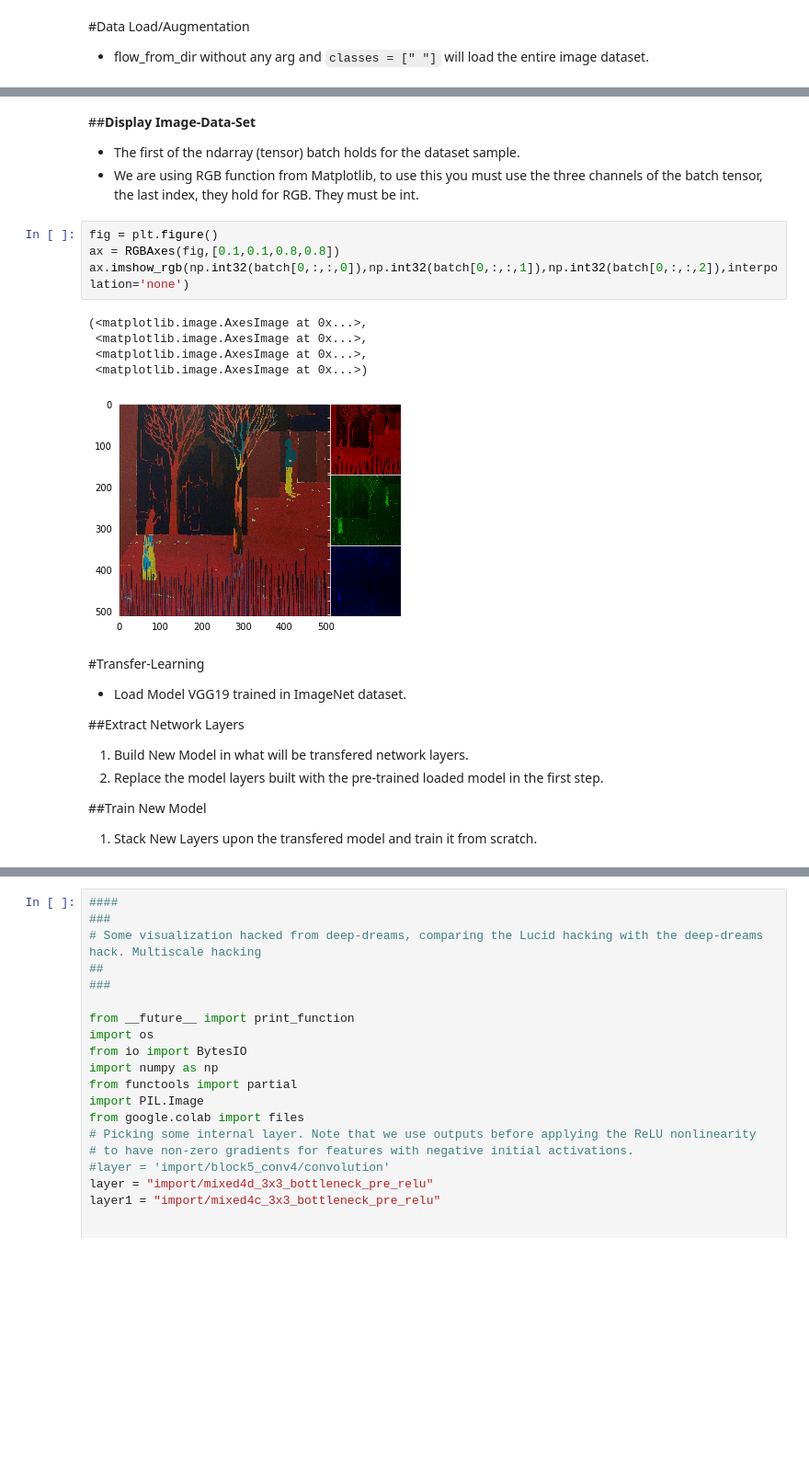
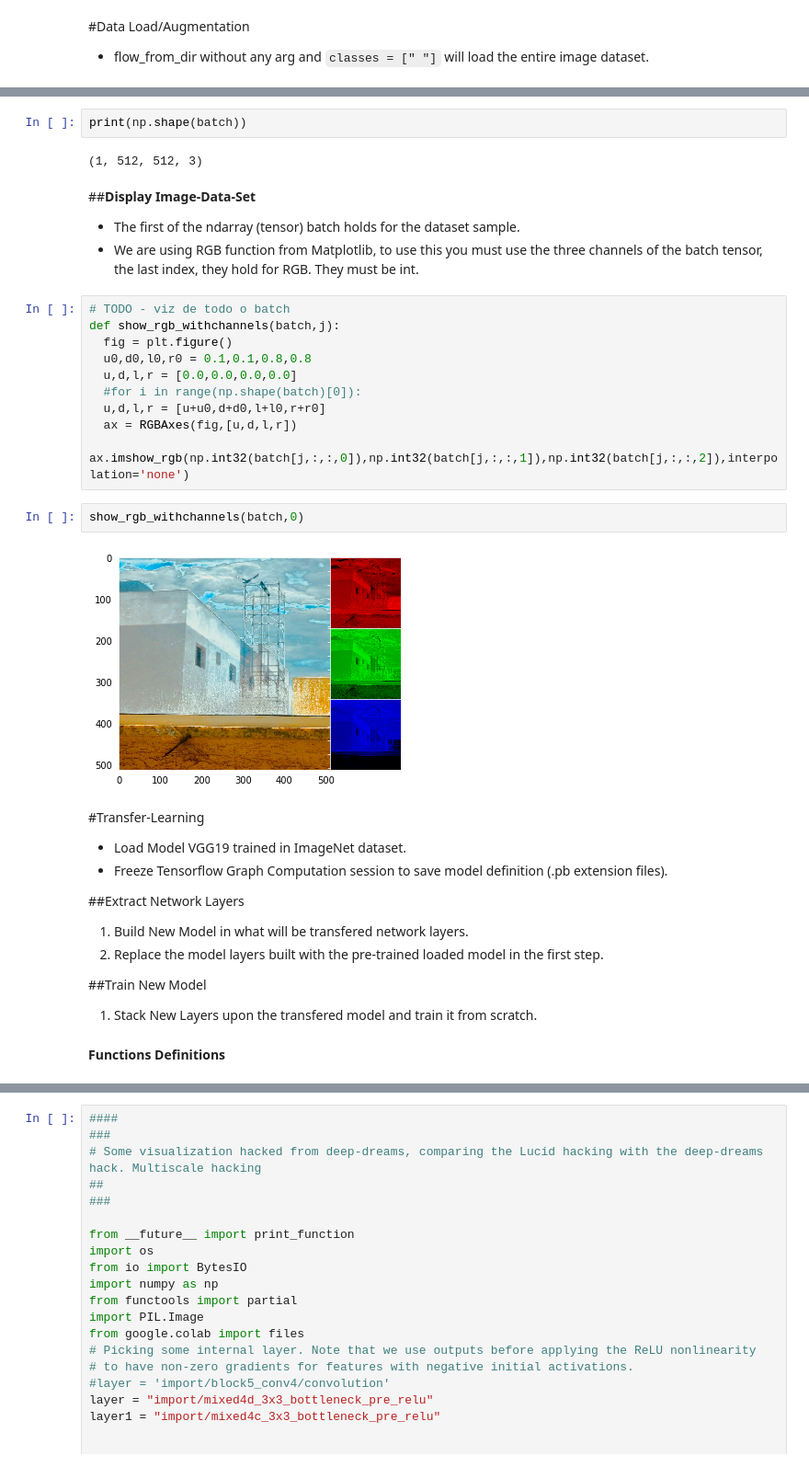
Before and after one commit to Uiuran/Bio-Unsupervised, a Jupyter notebook: semantic_segmentation/SemanticSegmentationForBio.ipynb, the cells around one changed output, grey strips where cells are left out. Shown at 92% size. Cells and saved outputs as stored; diff of their text form; blank space fills up the shorter version.

```diff
--- a/semantic_segmentation/SemanticSegmentationForBio.ipynb
+++ b/semantic_segmentation/SemanticSegmentationForBio.ipynb
@@ -49,20 +78,29 @@ Found 1 images belonging to 1 classes.
+# %%
+print(np.shape(batch))
+# %% [output]
+(1, 512, 512, 3)
 # %% [markdown]
 ##**Display Image-Data-Set**
 - The first of the ndarray (tensor) batch holds for the dataset sample.
 - We are using RGB function from Matplotlib, to use this you must use the three channels of the batch tensor, the last index, they hold for RGB. They must be int.
-# %%
-fig = plt.figure()
-ax = RGBAxes(fig,[0.1,0.1,0.8,0.8])
-ax.imshow_rgb(np.int32(batch[0,:,:,0]),np.int32(batch[0,:,:,1]),np.int32(batch[0,:,:,2]),interpolation='none')
-# %% [output]
-(<matplotlib.image.AxesImage at 0x...>,
- <matplotlib.image.AxesImage at 0x...>,
- <matplotlib.image.AxesImage at 0x...>,
- <matplotlib.image.AxesImage at 0x...>)
-[figure, removed]
+# %%
+# TODO - viz de todo o batch
+def show_rgb_withchannels(batch,j):
+  fig = plt.figure()
+  u0,d0,l0,r0 = 0.1,0.1,0.8,0.8
+  u,d,l,r = [0.0,0.0,0.0,0.0]
+  #for i in range(np.shape(batch)[0]):
+  u,d,l,r = [u+u0,d+d0,l+l0,r+r0]
+  ax = RGBAxes(fig,[u,d,l,r])
+  ax.imshow_rgb(np.int32(batch[j,:,:,0]),np.int32(batch[j,:,:,1]),np.int32(batch[j,:,:,2]),interpolation='none')
+# %%
+show_rgb_withchannels(batch,0)
+# %% [output]
+[figure, added]
 # %% [markdown]
 #Transfer-Learning
 - Load Model VGG19 trained in ImageNet dataset.
+- Freeze Tensorflow Graph Computation session to save model definition (.pb extension files).
 
 ##Extract Network Layers
  1.   Build New Model in what will be transfered network layers.
@@ -70,3 +108,5 @@ ax.imshow_rgb(np.int32(batch[0,:,:,0]),np.int32(batch[0,:,:,1]),np.int32(batch[0
 
 ##Train New Model
  1. Stack New Layers upon the transfered model and train it from scratch.
+# %% [markdown]
+**Functions Definitions**
```
Also changed, not shown: parts of 29 cells of this notebook.
